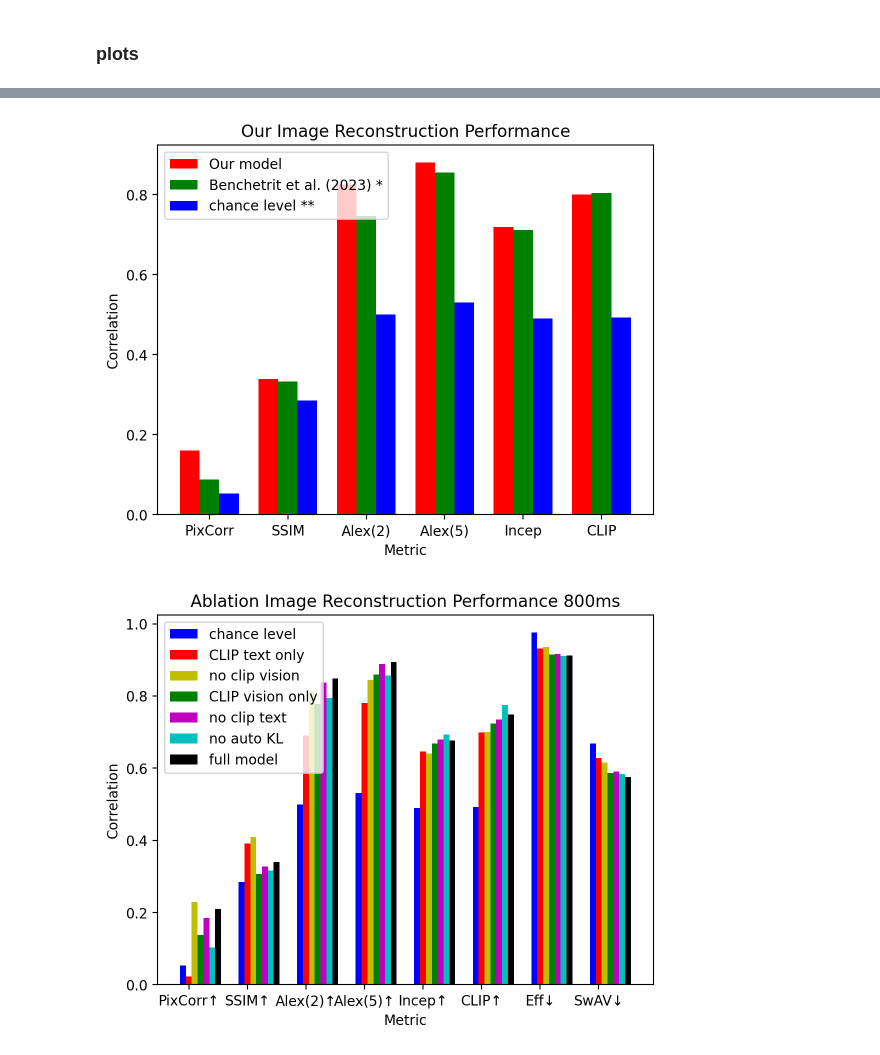
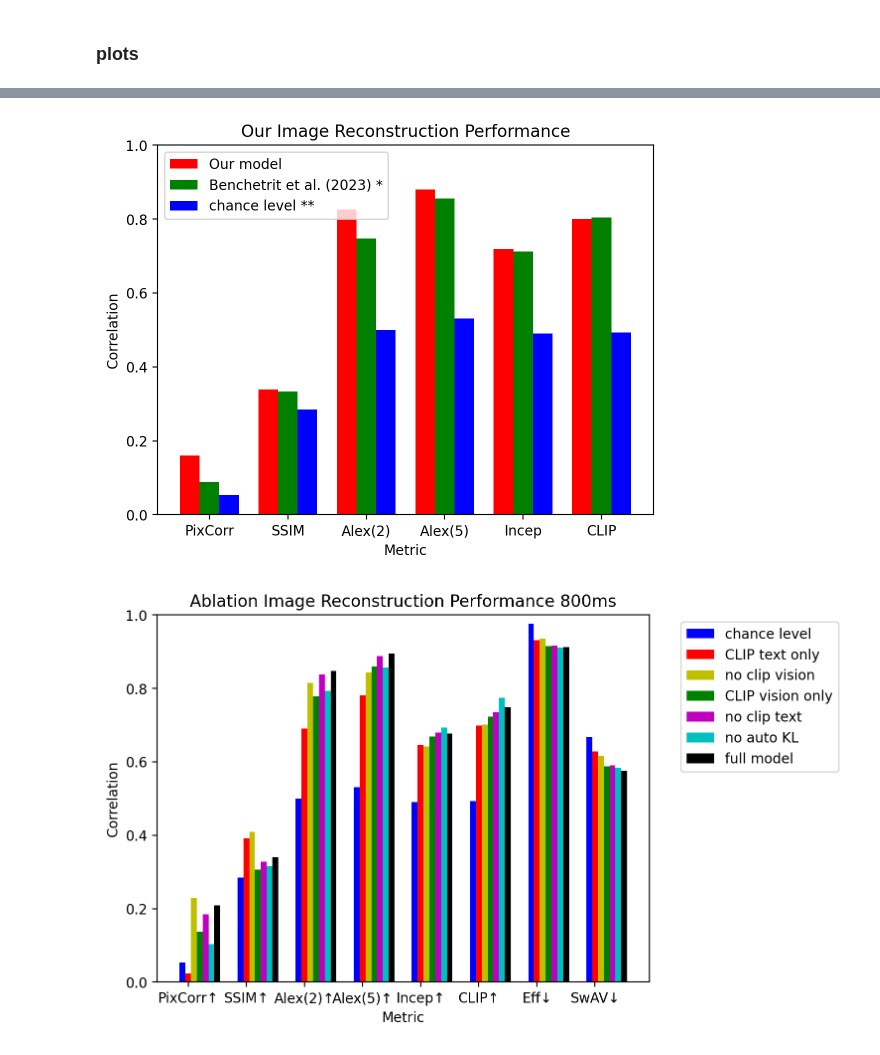
Before and after one commit to desa-lab/EEG-Image-Reconstruction, a Jupyter notebook: thingseeg2_scripts/performance_plots.ipynb, the cells around one changed output, grey strips where cells are left out. Cells and saved outputs as stored; diff of their text form; code cells hidden in the pictures.

Commit message:
update figures

```diff
--- a/thingseeg2_scripts/performance_plots.ipynb
+++ b/thingseeg2_scripts/performance_plots.ipynb
@@ -648,11 +649,12 @@ plt.legend()
 plt.title('Our Image Reconstruction Performance')
 plt.ylabel('Correlation')
 plt.xlabel('Metric')
+plt.ylim(0, 1)
 
 # Display the plot
 plt.show()
 # %% [output]
-[figure, old version]
+[figure, new version]
 # %%
 # Define the bar width
 bar_width = 0.1
@@ -666,35 +668,36 @@ x3 = [x + bar_width for x in x2]
 x4 = [x + bar_width for x in x3]
 x5 = [x + bar_width for x in x4]
 x6 = [x + bar_width for x in x5]
 x7 = [x + bar_width for x in x6]
 
 # Plot the bar plots
 plt.bar(x1, preproc_null, color='b', width=bar_width, label='chance level')
 plt.bar(x2, preproc_800ms_cliptextonly, color='r', width=bar_width, label='CLIP text only')
 plt.bar(x3, preproc_800ms_noclipvision, color='y', width=bar_width, label='no clip vision')
 plt.bar(x4, preproc_800ms_clipvisiononly, color='g', width=bar_width, label='CLIP vision only')
 plt.bar(x5, preproc_800ms_nocliptext, color='m', width=bar_width, label='no clip text')
 plt.bar(x6, preproc_800ms_noautokl, color='c', width=bar_width, label='no auto KL')
 plt.bar(x7, preproc_800ms, color='k', width=bar_width, label='full model')
 
 
 # Define the labels for the x-axis
 labels = ['PixCorr↑', 'SSIM↑', 'Alex(2)↑', 'Alex(5)↑', 'Incep↑', 'CLIP↑', 'Eff↓', 'SwAV↓']
 
 # Set the current tick locations and labels of the x-axis
 plt.xticks(x + bar_width, labels)
 
 # Add a legend
-plt.legend()
+plt.legend(bbox_to_anchor=(1.05, 1), loc='upper left')
 
 plt.title('Ablation Image Reconstruction Performance 800ms')
 plt.ylabel('Correlation')
 plt.xlabel('Metric')
+plt.ylim(0, 1)
 
 # Display the plot
 plt.show()
 # %% [output]
-[figure, old version]
+[figure, new version]
 # %%
 # Define the bar width
 bar_width = 0.15
```
Also changed, not shown: parts of 5 cells of this notebook, 16 other files.
